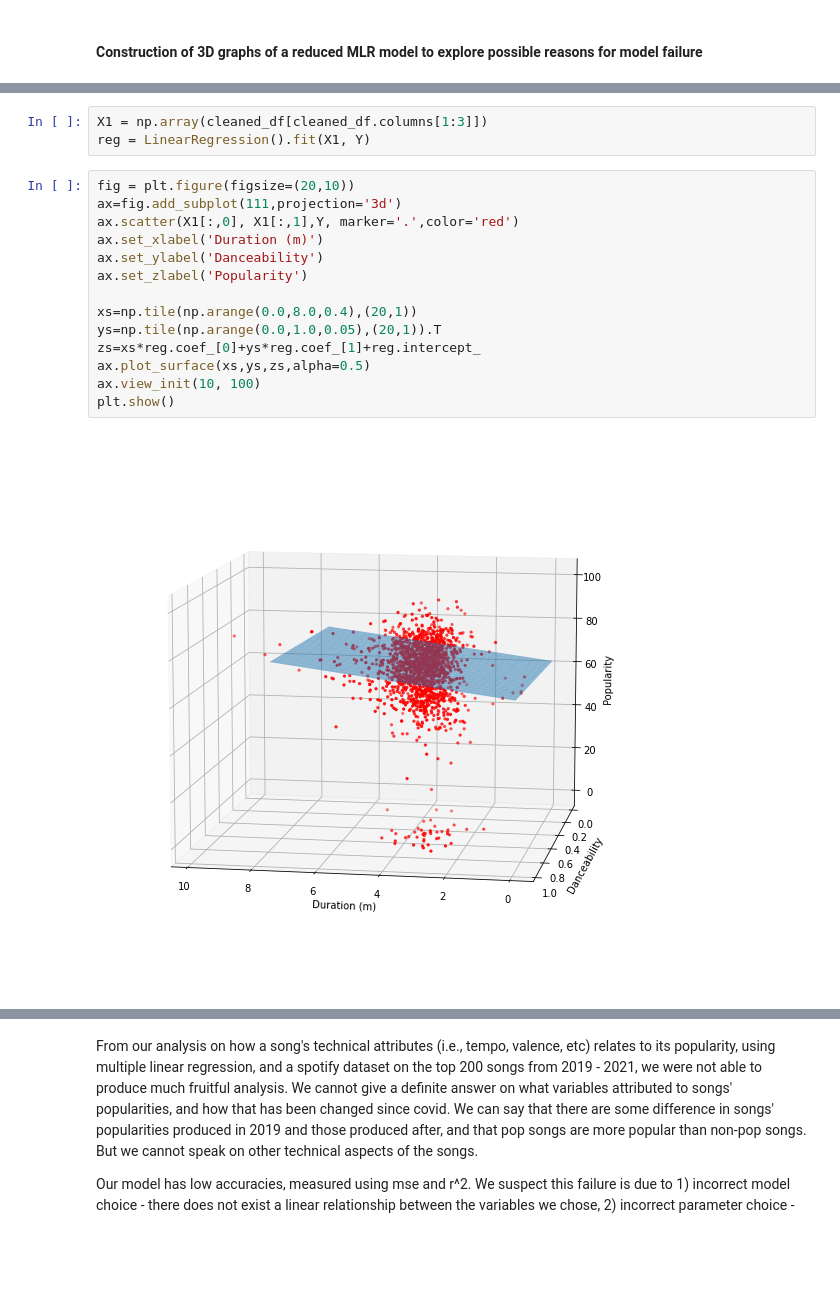
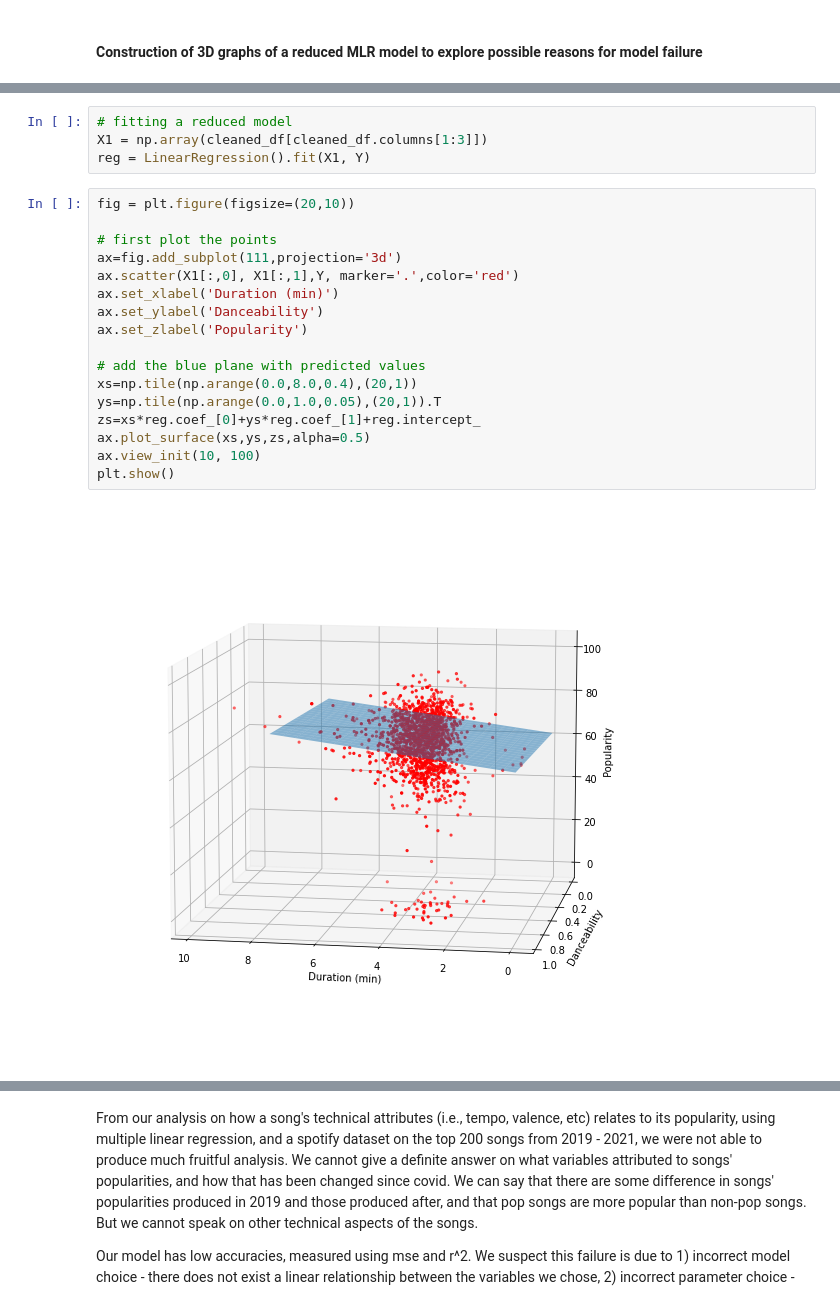
Before and after one commit to Opheliadh/DH140-Final-Music-Trends, a Jupyter notebook: Spotify_songs_popularity.ipynb, the cells around one changed output, grey strips where cells are left out. Cells and saved outputs as stored; diff of their text form; blank space fills up the shorter version.

```diff
--- a/Spotify_songs_popularity.ipynb
+++ b/Spotify_songs_popularity.ipynb
@@ -454,22 +452,26 @@ The 3D scatterplot shows how our linear regression with X1 variables worked.
 # %%
+# fitting a reduced model
 X1 = np.array(cleaned_df[cleaned_df.columns[1:3]])
 reg = LinearRegression().fit(X1, Y)
 # %%
 fig = plt.figure(figsize=(20,10))
+
+# first plot the points
 ax=fig.add_subplot(111,projection='3d')
 ax.scatter(X1[:,0], X1[:,1],Y, marker='.',color='red')
-ax.set_xlabel('Duration (m)')
+ax.set_xlabel('Duration (min)')
 ax.set_ylabel('Danceability')
 ax.set_zlabel('Popularity')
 
+# add the blue plane with predicted values
 xs=np.tile(np.arange(0.0,8.0,0.4),(20,1))
 ys=np.tile(np.arange(0.0,1.0,0.05),(20,1)).T
 zs=xs*reg.coef_[0]+ys*reg.coef_[1]+reg.intercept_
 ax.plot_surface(xs,ys,zs,alpha=0.5)
 ax.view_init(10, 100)
 plt.show()
 # %% [output]
-[figure, old version]
+[figure, new version]
 # %%
 fig = plt.figure(figsize=(20,10))
 ax=fig.add_subplot(111,projection='3d')
```
Also changed, not shown: parts of 78 cells of this notebook.
